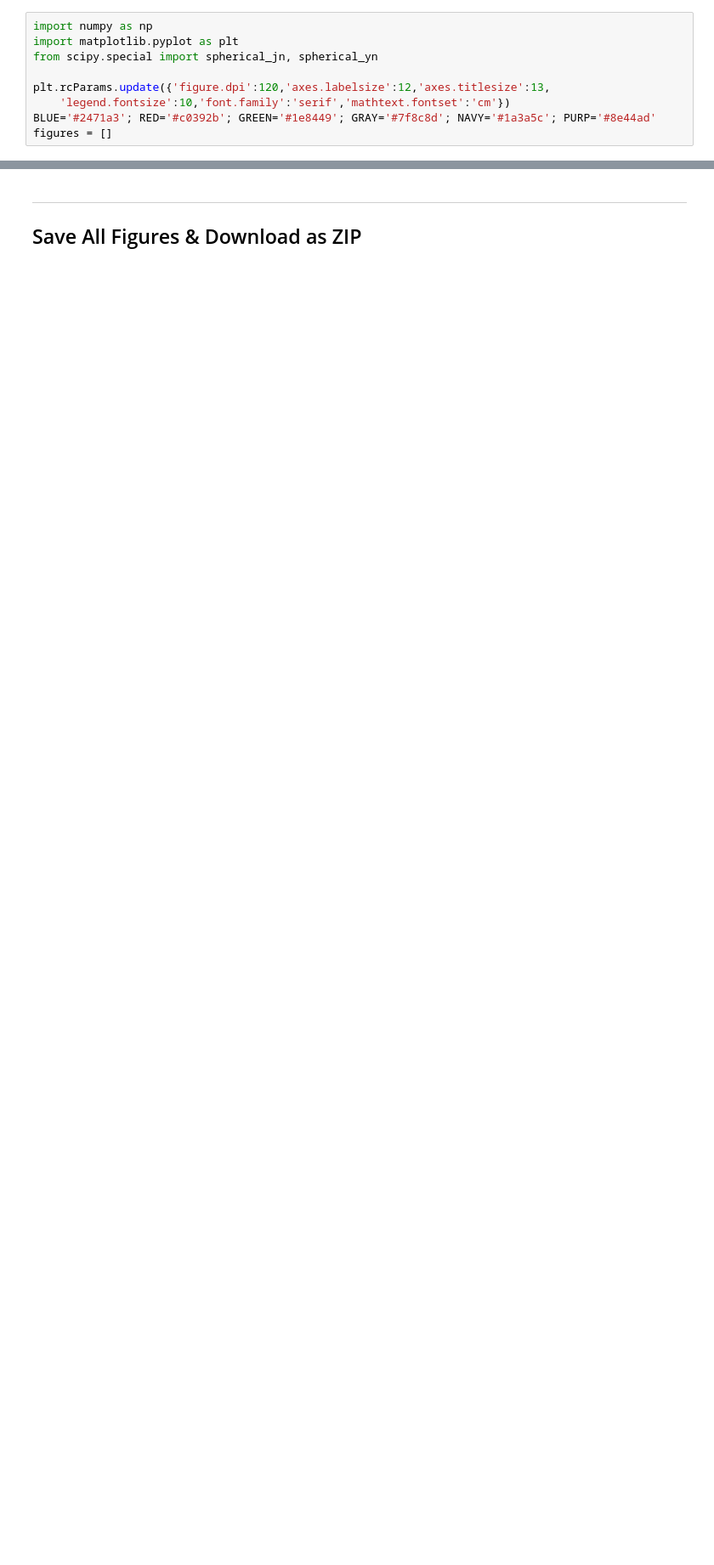
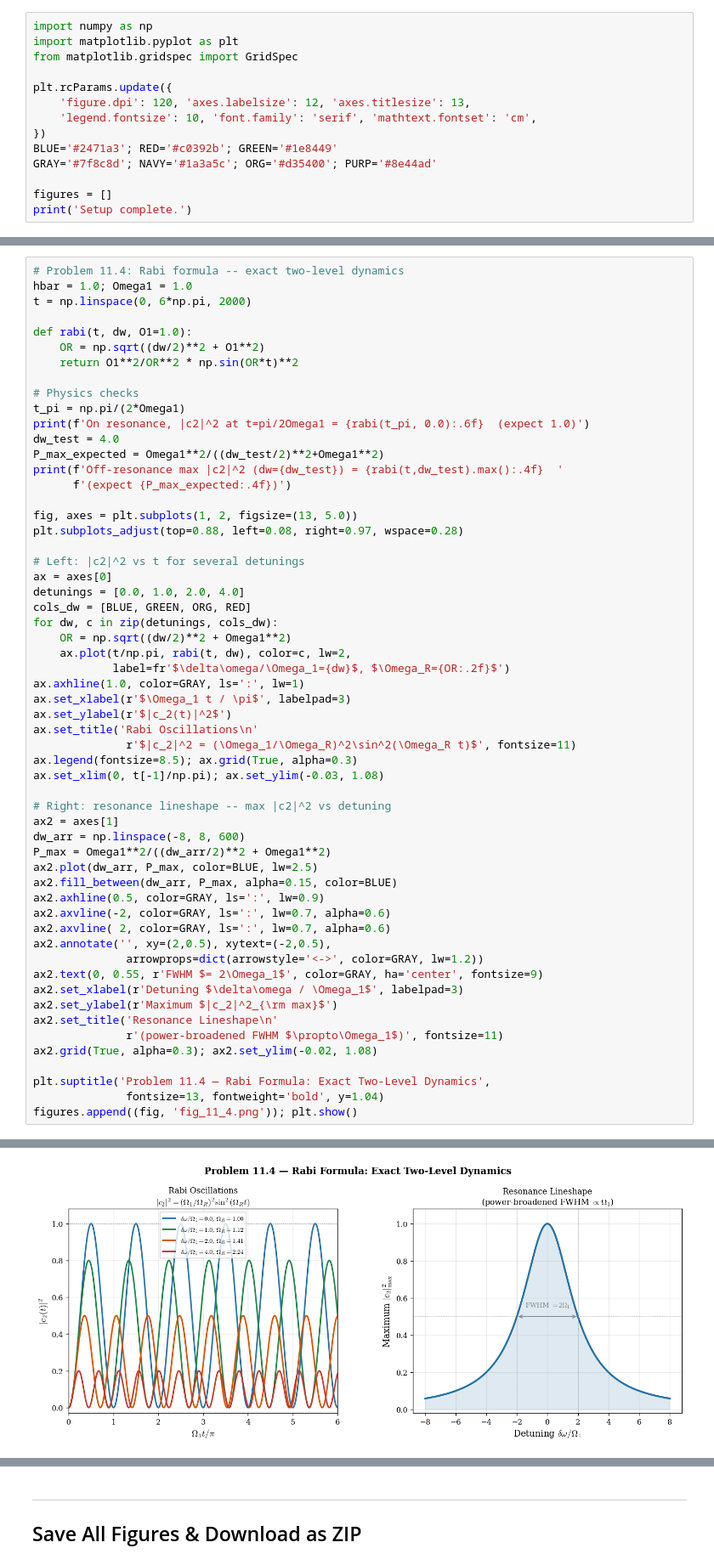
Before and after one commit to SeoulTechPSE/introduction_to_quantum_mechanics, a Jupyter notebook: ch11_visualizations.ipynb, the cells around one changed output, grey strips where cells are left out. Shown at 85% size. Drawn from its saved outputs; the diff is of its cells as text; blank space fills up the shorter version.

```diff
--- a/ch11_visualizations.ipynb
+++ b/ch11_visualizations.ipynb
@@ -15,9 +16,14 @@
 # %%
 import numpy as np
 import matplotlib.pyplot as plt
-from scipy.special import spherical_jn, spherical_yn
+from matplotlib.gridspec import GridSpec
 
-plt.rcParams.update({'figure.dpi':120,'axes.labelsize':12,'axes.titlesize':13,
-    'legend.fontsize':10,'font.family':'serif','mathtext.fontset':'cm'})
-BLUE='#2471a3'; RED='#c0392b'; GREEN='#1e8449'; GRAY='#7f8c8d'; NAVY='#1a3a5c'; PURP='#8e44ad'
+plt.rcParams.update({
+    'figure.dpi': 120, 'axes.labelsize': 12, 'axes.titlesize': 13,
+    'legend.fontsize': 10, 'font.family': 'serif', 'mathtext.fontset': 'cm',
+})
+BLUE='#2471a3'; RED='#c0392b'; GREEN='#1e8449'
+GRAY='#7f8c8d'; NAVY='#1a3a5c'; ORG='#d35400'; PURP='#8e44ad'
+
 figures = []
+print('Setup complete.')
@@ -435,0 +39,58 @@ At θ=90°: q_dir=2.8247, q_ex=2.8321  (equal → f_dir=f_ex) ✓
+# %%
+# Problem 11.4: Rabi formula -- exact two-level dynamics
+hbar = 1.0; Omega1 = 1.0
+t = np.linspace(0, 6*np.pi, 2000)
+
+def rabi(t, dw, O1=1.0):
+    OR = np.sqrt((dw/2)**2 + O1**2)
+    return O1**2/OR**2 * np.sin(OR*t)**2
+
+# Physics checks
+t_pi = np.pi/(2*Omega1)
+print(f'On resonance, |c2|^2 at t=pi/2Omega1 = {rabi(t_pi, 0.0):.6f}  (expect 1.0)')
+dw_test = 4.0
+P_max_expected = Omega1**2/((dw_test/2)**2+Omega1**2)
+print(f'Off-resonance max |c2|^2 (dw={dw_test}) = {rabi(t,dw_test).max():.4f}  '
+      f'(expect {P_max_expected:.4f})')
+
+fig, axes = plt.subplots(1, 2, figsize=(13, 5.0))
+plt.subplots_adjust(top=0.88, left=0.08, right=0.97, wspace=0.28)
+
+# Left: |c2|^2 vs t for several detunings
+ax = axes[0]
+detunings = [0.0, 1.0, 2.0, 4.0]
+cols_dw = [BLUE, GREEN, ORG, RED]
+for dw, c in zip(detunings, cols_dw):
+    OR = np.sqrt((dw/2)**2 + Omega1**2)
+    ax.plot(t/np.pi, rabi(t, dw), color=c, lw=2,
+            label=fr'$\delta\omega/\Omega_1={dw}$, $\Omega_R={OR:.2f}$')
+ax.axhline(1.0, color=GRAY, ls=':', lw=1)
+ax.set_xlabel(r'$\Omega_1 t / \pi$', labelpad=3)
+ax.set_ylabel(r'$|c_2(t)|^2$')
+ax.set_title('Rabi Oscillations\n'
+              r'$|c_2|^2 = (\Omega_1/\Omega_R)^2\sin^2(\Omega_R t)$', fontsize=11)
+ax.legend(fontsize=8.5); ax.grid(True, alpha=0.3)
+ax.set_xlim(0, t[-1]/np.pi); ax.set_ylim(-0.03, 1.08)
+
+# Right: resonance lineshape -- max |c2|^2 vs detuning
+ax2 = axes[1]
+dw_arr = np.linspace(-8, 8, 600)
+P_max = Omega1**2/((dw_arr/2)**2 + Omega1**2)
+ax2.plot(dw_arr, P_max, color=BLUE, lw=2.5)
+ax2.fill_between(dw_arr, P_max, alpha=0.15, color=BLUE)
+ax2.axhline(0.5, color=GRAY, ls=':', lw=0.9)
+ax2.axvline(-2, color=GRAY, ls=':', lw=0.7, alpha=0.6)
+ax2.axvline( 2, color=GRAY, ls=':', lw=0.7, alpha=0.6)
+ax2.annotate('', xy=(2,0.5), xytext=(-2,0.5),
+              arrowprops=dict(arrowstyle='<->', color=GRAY, lw=1.2))
+ax2.text(0, 0.55, r'FWHM $= 2\Omega_1$', color=GRAY, ha='center', fontsize=9)
+ax2.set_xlabel(r'Detuning $\delta\omega / \Omega_1$', labelpad=3)
+ax2.set_ylabel(r'Maximum $|c_2|^2_{\rm max}$')
+ax2.set_title('Resonance Lineshape\n'
+              r'(power-broadened FWHM $\propto\Omega_1$)', fontsize=11)
+ax2.grid(True, alpha=0.3); ax2.set_ylim(-0.02, 1.08)
+
+plt.suptitle('Problem 11.4 — Rabi Formula: Exact Two-Level Dynamics',
+              fontsize=13, fontweight='bold', y=1.04)
+figures.append((fig, 'fig_11_4.png')); plt.show()
+# %% [output]
@@ -435,0 +99 @@ At θ=90°: q_dir=2.8247, q_ex=2.8321  (equal → f_dir=f_ex) ✓
+[figure, added]
```
Also changed, not shown: parts of 28 cells of this notebook.
